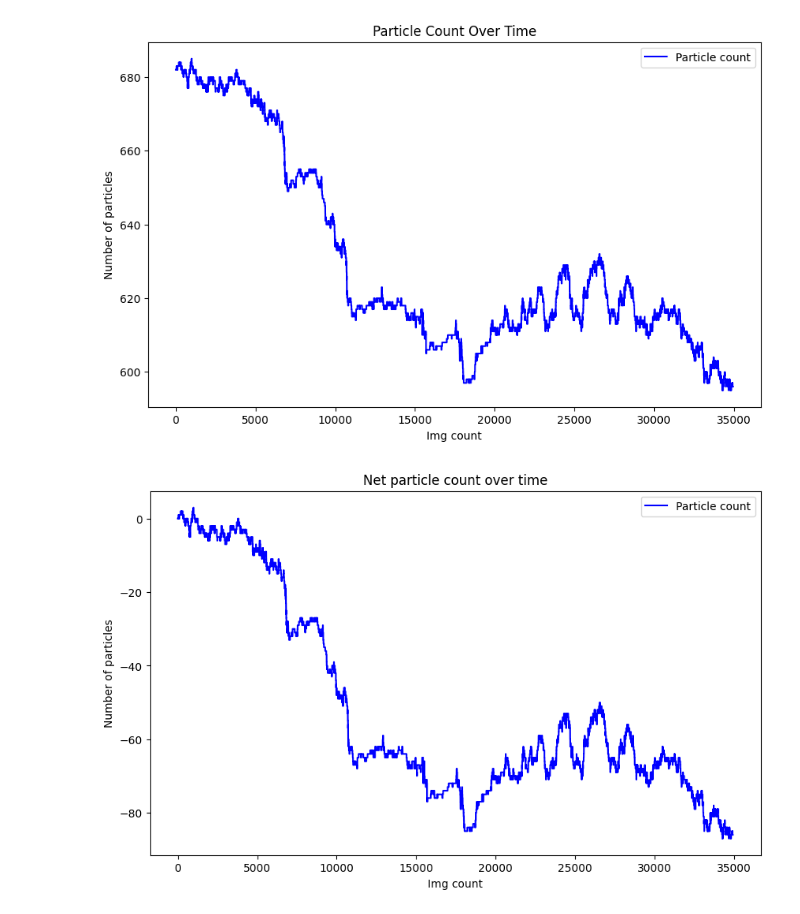
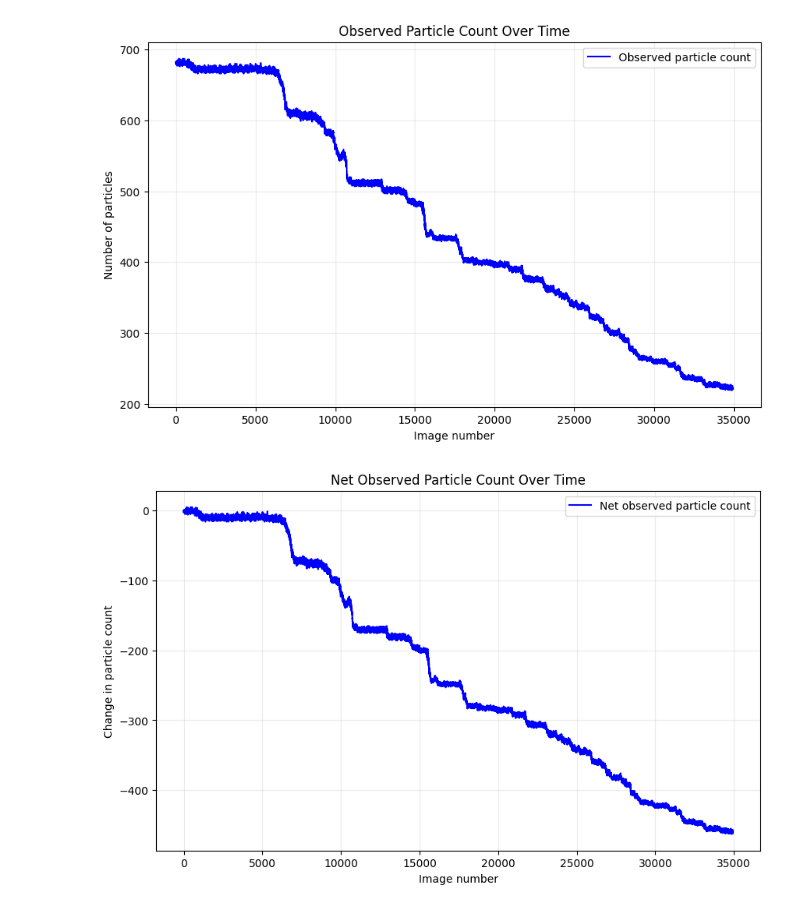
Before and after one commit to nico-ad/BISE-image-processing, a Jupyter notebook: image_subregion.IPYNB, the cells around one changed output. Cells and saved outputs as stored; diff of their text form; code cells hidden in the pictures.

```diff
--- a/image_subregion.IPYNB
+++ b/image_subregion.IPYNB
@@ -65,37 +158,36 @@ entry_exit_history.insert(0, "time", times)
 # %%
 fig, ax = plt.subplots(figsize=(10, 6))
-ax.step(
-    # entry_exit_history["time"],
-    np.linspace(1, len(entry_exit_history), len(entry_exit_history)),
-    entry_exit_history["particle_count"],
-    where="post",
-    label="Particle count",
+ax.plot(
+    observed_population.index,
+    observed_population,
+    label="Observed particle count",
     color="blue",
 )
-ax.set_xlabel("Img count")
+ax.set_xlabel("Image number")
 ax.set_ylabel("Number of particles")
-ax.set_title("Particle Count Over Time")
+ax.set_title("Observed Particle Count Over Time")
 ax.legend()
+ax.grid(alpha=0.25)
 plt.show()
 # %% [output]
-[figure, old version]
+[figure, new version]
 # %%
 fig, ax = plt.subplots(figsize=(10, 6))
-ax.step(
-    # entry_exit_history["time"],
-    np.linspace(1, len(entry_exit_history), len(entry_exit_history)),
-    entry_exit_history["particle_count"]-initial_count,
-    where="post",
-    label="Particle count",
+net_observed_population = observed_population - observed_population.iloc[0]
+ax.plot(
+    net_observed_population.index,
+    net_observed_population,
+    label="Net observed particle count",
     color="blue",
 )
-ax.set_xlabel("Img count")
-ax.set_ylabel("Number of particles")
-ax.set_title("Net particle count over time")
+ax.set_xlabel("Image number")
+ax.set_ylabel("Change in particle count")
+ax.set_title("Net Observed Particle Count Over Time")
 ax.legend()
+ax.grid(alpha=0.25)
 plt.show()
 # %% [output]
-[figure, old version]
+[figure, new version]
 # %%
 # Subdivision in subregions for local coordinate analysis.
 subregion_sizes = {
```
Also changed, not shown: parts of 3 cells of this notebook, 1 other file.
